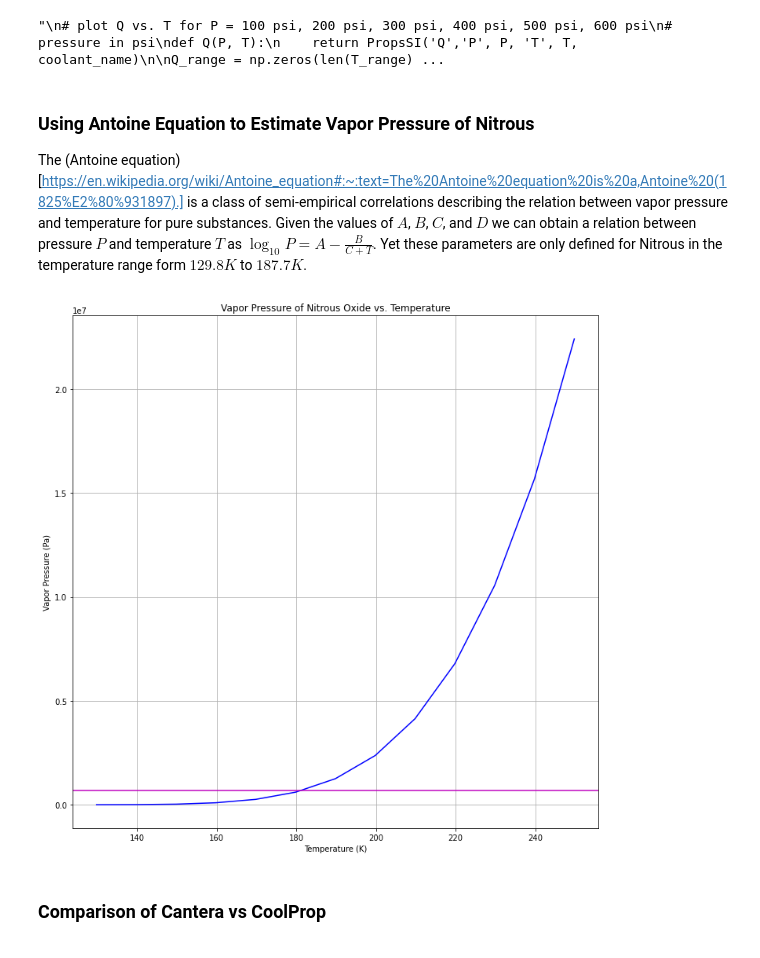
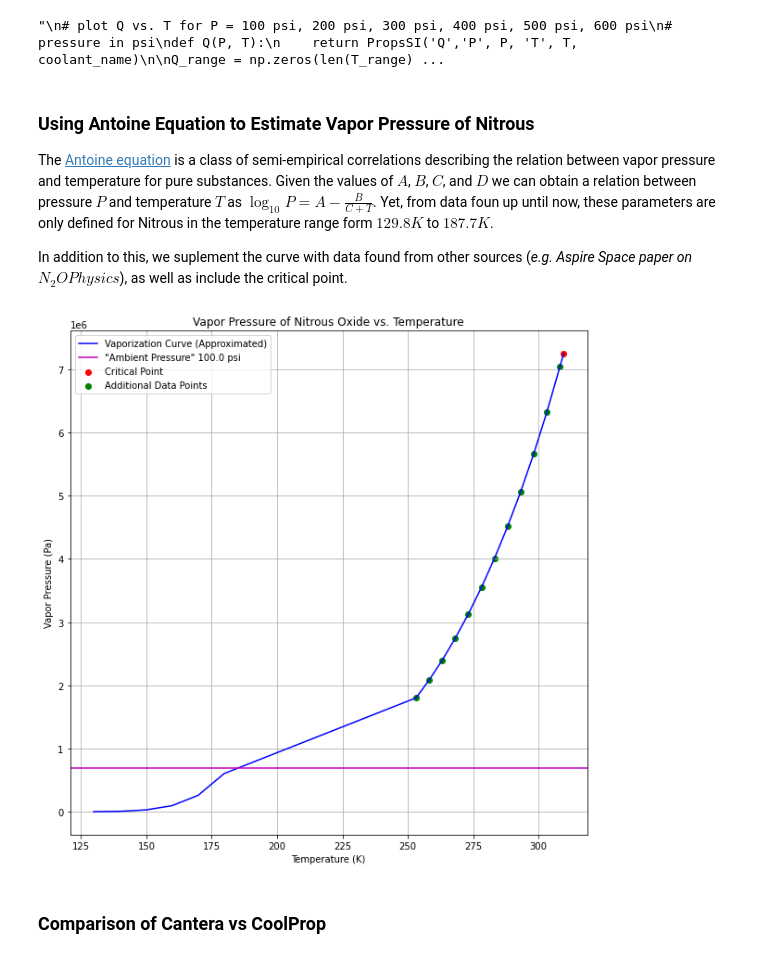
Before and after one commit to Project-Liquid/TheRocket, a Jupyter notebook: TheEngine/Regen Solver/coolantproperties.ipynb, the cells around one changed output. Drawn from its saved outputs; the diff is of its cells as text; code cells hidden in the pictures.

```diff
--- a/TheEngine/Regen Solver/coolantproperties.ipynb
+++ b/TheEngine/Regen Solver/coolantproperties.ipynb
@@ -203,37 +203,56 @@ plt.show()
 "\n# plot Q vs. T for P = 100 psi, 200 psi, 300 psi, 400 psi, 500 psi, 600 psi\n# pressure in psi\ndef Q(P, T):\n    return PropsSI('Q','P', P, 'T', T, coolant_name)\n\nQ_range = np.zeros(len(T_range) ...
 # %% [markdown]
 ### Using Antoine Equation to Estimate Vapor Pressure of Nitrous
-The (Antoine equation)[https://en.wikipedia.org/wiki/Antoine_equation#:~:text=The%20Antoine%20equation%20is%20a,Antoine%20(1825%E2%80%931897).] is a class of semi-empirical correlations describing the relation between vapor pressure and temperature for pure substances. Given the values of $A$, $B$, $C$, and $D$ we can obtain a relation between pressure $P$ and temperature $T$ as ${\displaystyle \log _{10}P=A-{\frac {B}{C+T}}}$. Yet these parameters are only defined for Nitrous in the temperature range form $129.8 K$ to $187.7 K$.
+The [Antoine equation](https://en.wikipedia.org/wiki/Antoine_equation#:~:text=The%20Antoine%20equation%20is%20a,Antoine%20(1825%E2%80%931897).) is a class of semi-empirical correlations describing the relation between vapor pressure and temperature for pure substances. Given the values of $A$, $B$, $C$, and $D$ we can obtain a relation between pressure $P$ and temperature $T$ as ${\displaystyle \log _{10}P=A-{\frac {B}{C+T}}}$. Yet, from data foun up until now, these parameters are only defined for Nitrous in the temperature range form $129.8 K$ to $187.7 K$.
+
+In addition to this, we suplement the curve with data found from other sources (<em>e.g. Aspire Space paper on $N_2O Physics$</em>), as well as include the critical point.
 # %%
 # define Antoine Equation Parameters for Nitrous Oxide (coefficients defined for [P] = bar and [T] = K)
 A = 4.37799
 B = 621.077
 C = -44.659
 
+# define critical temperature and pressure for Nitrous
+T_c = 309.57 # K
+p_c = 7.245e6 # Pa (about 1050 psi)
+
 # define the vapor pressure as a function of temperature
 def P_vapor_Antoine(T):
     return 10**(A - B/(T + C)) * 1e6 # convert from bar to Pa
 
-T_range = np.arange(129.8, 250, 10)
+T_range = np.arange(129.8, 187.7, 10)
 P_vapor_range = np.zeros(len(T_range))
 for i in range(len(T_range)):
     P_vapor_range[i] = P_vapor_Antoine(T_range[i])
 
+# using the points obtained from the Antoine Equation, points form other data and the Critical Point, extrapolate the vaporization curve
+T_add_data = np.array([253.15, 258.15, 263.15, 268.15, 273.15, 278.15, 283.15, 288.15, 293.15, 298.15, 303.15, 308.15])
+P_vapor_add_data = np.array([18.01, 20.83, 23.97, 27.44, 31.27, 35.47, 40.07, 45.10, 50.60, 56.60, 63.15, 70.33]) * 1e5 # convert from bar to Pa
+
+T_range = np.append(T_range, T_add_data)
+P_vapor_range = np.append(P_vapor_range, P_vapor_add_data)
+T_range = np.append(T_range, T_c)
+P_vapor_range = np.append(P_vapor_range, p_c)
+
 # plot the vapor pressure as a function of temperature
-fig = plt.figure(figsize=(12, 12))
+fig = plt.figure(figsize=(10, 10))
 fig.set_facecolor('white')
-plt.plot(T_range, P_vapor_range, 'b-')
+plt.plot(T_range, P_vapor_range, 'b-', label='Vaporization Curve (Approximated)')
 plt.xlabel('Temperature (K)')
 plt.ylabel('Vapor Pressure (Pa)')
 plt.title('Vapor Pressure of Nitrous Oxide vs. Temperature')
 plt.grid(True)
+# plot the critical temperature and pressure
+plt.scatter(T_c, p_c, color='r', label='Critical Point')
+plt.scatter(T_add_data, P_vapor_add_data, color='g', label='Additional Data Points')
 
 # plot some ambient pressure
 p_ambient = 100 * 6894.76 # Pa
-plt.axhline(y=p_ambient, color='m', linestyle='-', label='Ambient Pressure')
+plt.axhline(y=p_ambient, color='m', linestyle='-', label='\"Ambient Pressure\" {}'.format(str(p_ambient / 6894.76)) + " psi")
+plt.legend()
 plt.show()
 # %% [output]
-[figure, old version]
+[figure, new version]
 # %% [markdown]
 ### Comparison of Cantera vs CoolProp
 # %%
```
Also changed, not shown: 15 other files.
